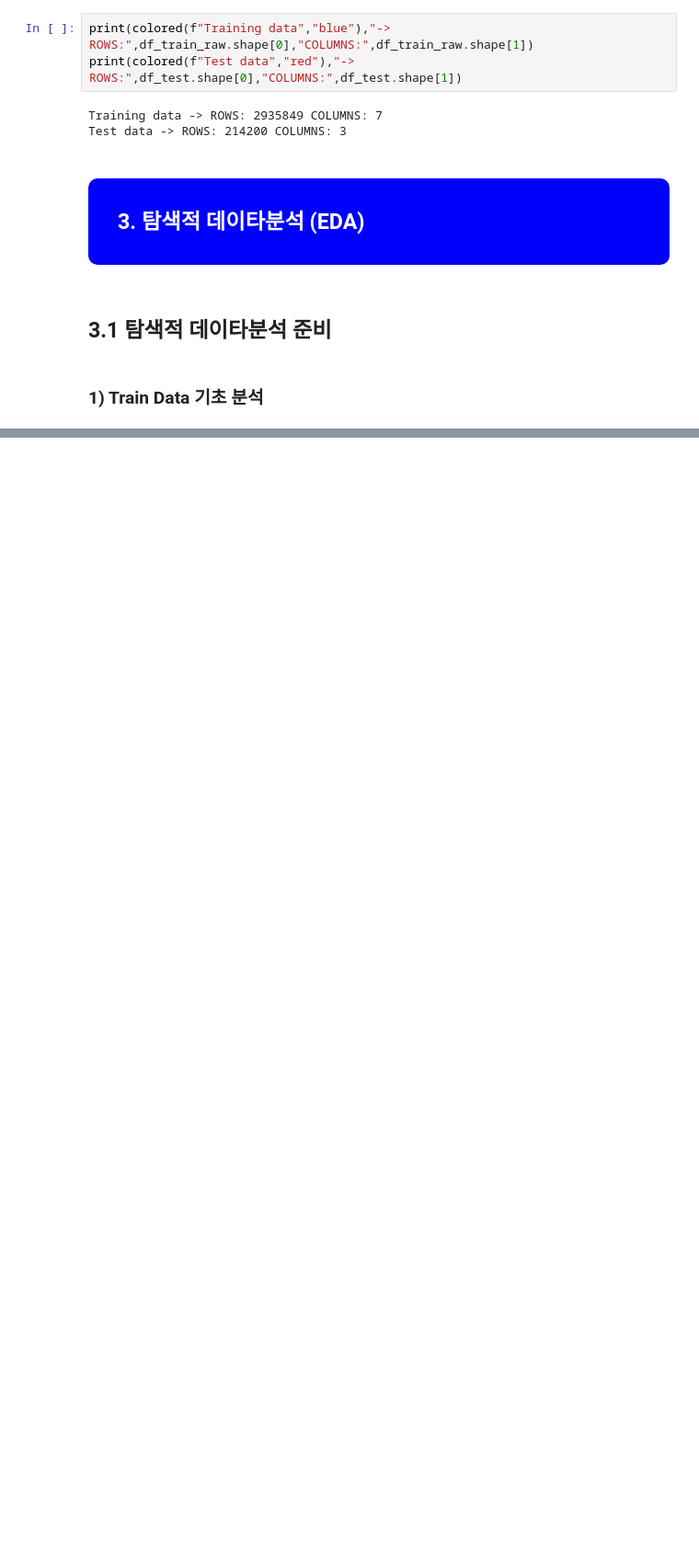
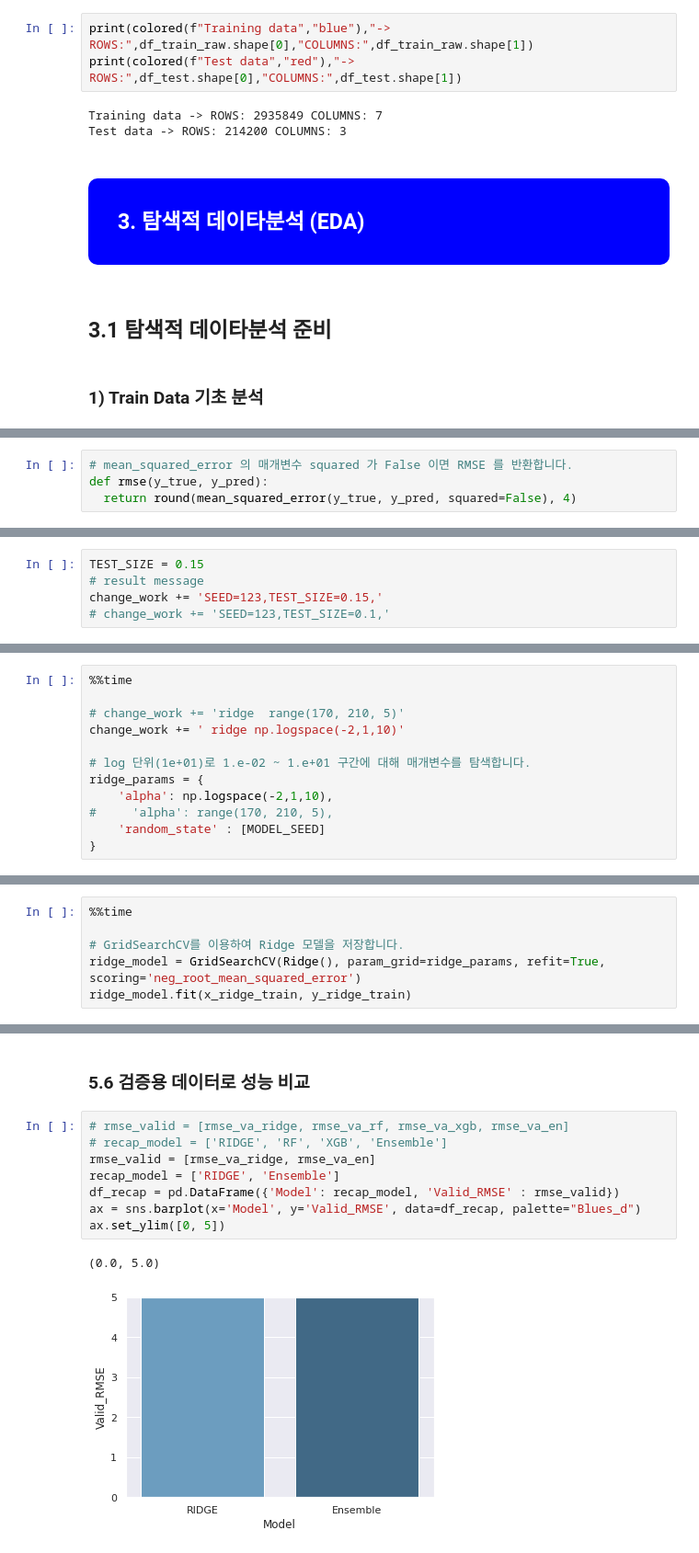
Before and after one commit to kimsangkyeong/kaggles, a Jupyter notebook: predictfutuersales.ipynb, the cells around one changed output, grey strips where cells are left out. Shown: that part at 92% size. Saved outputs shown, nothing was run; the diff lists cells and outputs as text; blank space fills up the shorter version.

```diff
--- a/predictfutuersales.ipynb
+++ b/predictfutuersales.ipynb
@@ -224,0 +621,4 @@ Wall time: 738 ms
+# %%
+# mean_squared_error 의 매개변수 squared 가 False 이면 RMSE 를 반환합니다.
+def rmse(y_true, y_pred):
+  return round(mean_squared_error(y_true, y_pred, squared=False), 4)
@@ -224,0 +629,5 @@ Wall time: 738 ms
+# %%
+TEST_SIZE = 0.15
+# result message
+change_work += 'SEED=123,TEST_SIZE=0.15,'
+# change_work += 'SEED=123,TEST_SIZE=0.1,'
@@ -224,0 +681,12 @@ Wall time: 738 ms
+# %%
+%%time
+
+# change_work += 'ridge  range(170, 210, 5)'
+change_work += ' ridge np.logspace(-2,1,10)'
+
+# log 단위(1e+01)로 1.e-02 ~ 1.e+01 구간에 대해 매개변수를 탐색합니다.
+ridge_params = {
+    'alpha': np.logspace(-2,1,10),
+#     'alpha': range(170, 210, 5),
+    'random_state' : [MODEL_SEED]
+}
@@ -224,0 +696,6 @@ Wall time: 738 ms
+# %%
+%%time
+
+# GridSearchCV를 이용하여 Ridge 모델을 저장합니다.
+ridge_model = GridSearchCV(Ridge(), param_grid=ridge_params, refit=True, scoring='neg_root_mean_squared_error')
+ridge_model.fit(x_ridge_train, y_ridge_train)
@@ -224,0 +838,13 @@ Wall time: 738 ms
+# %% [markdown]
+### 5.6 검증용 데이터로 성능 비교
+# %%
+# rmse_valid = [rmse_va_ridge, rmse_va_rf, rmse_va_xgb, rmse_va_en]
+# recap_model = ['RIDGE', 'RF', 'XGB', 'Ensemble']
+rmse_valid = [rmse_va_ridge, rmse_va_en]
+recap_model = ['RIDGE', 'Ensemble']
+df_recap = pd.DataFrame({'Model': recap_model, 'Valid_RMSE' : rmse_valid})
+ax = sns.barplot(x='Model', y='Valid_RMSE', data=df_recap, palette="Blues_d")
+ax.set_ylim([0, 5])
+# %% [output]
+(0.0, 5.0)
+[figure, added]
```
Also changed, not shown: parts of 73 cells of this notebook.
